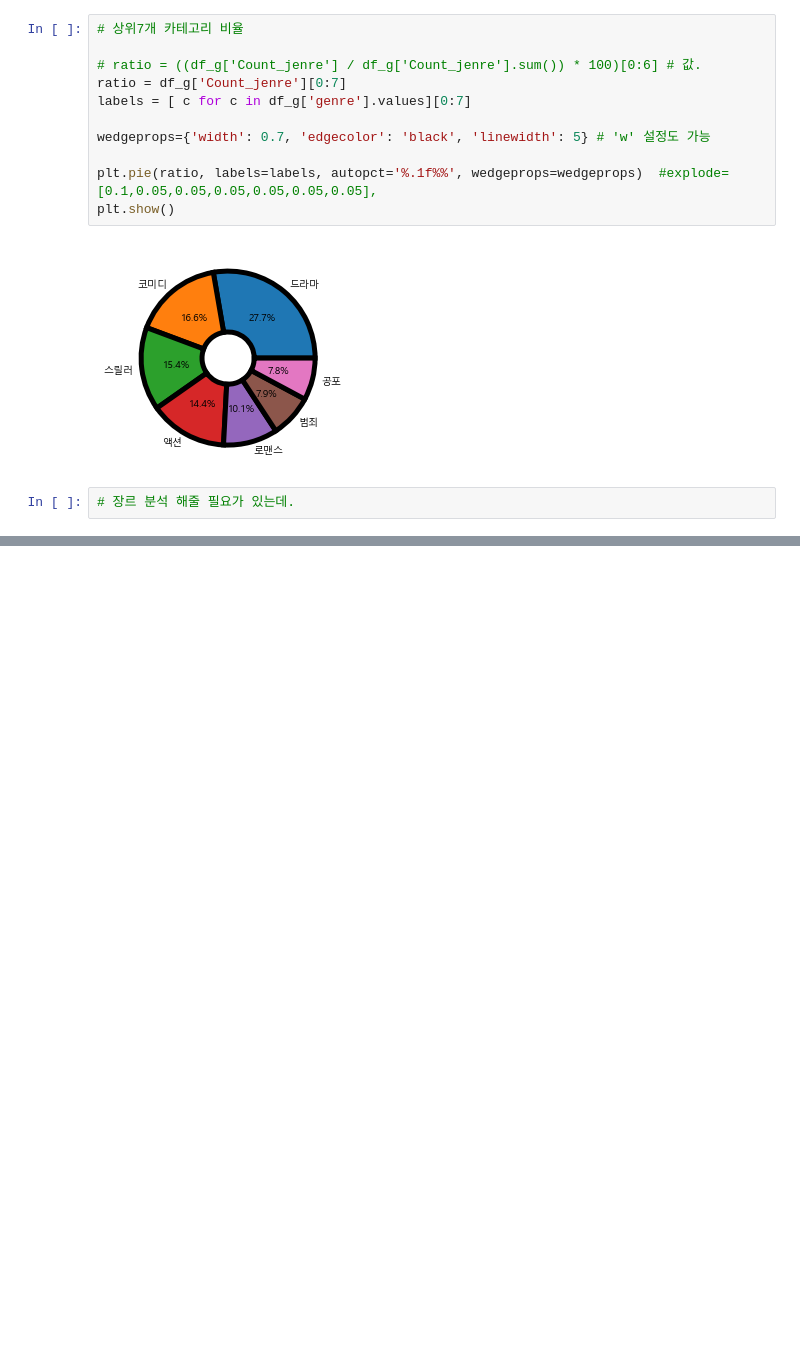
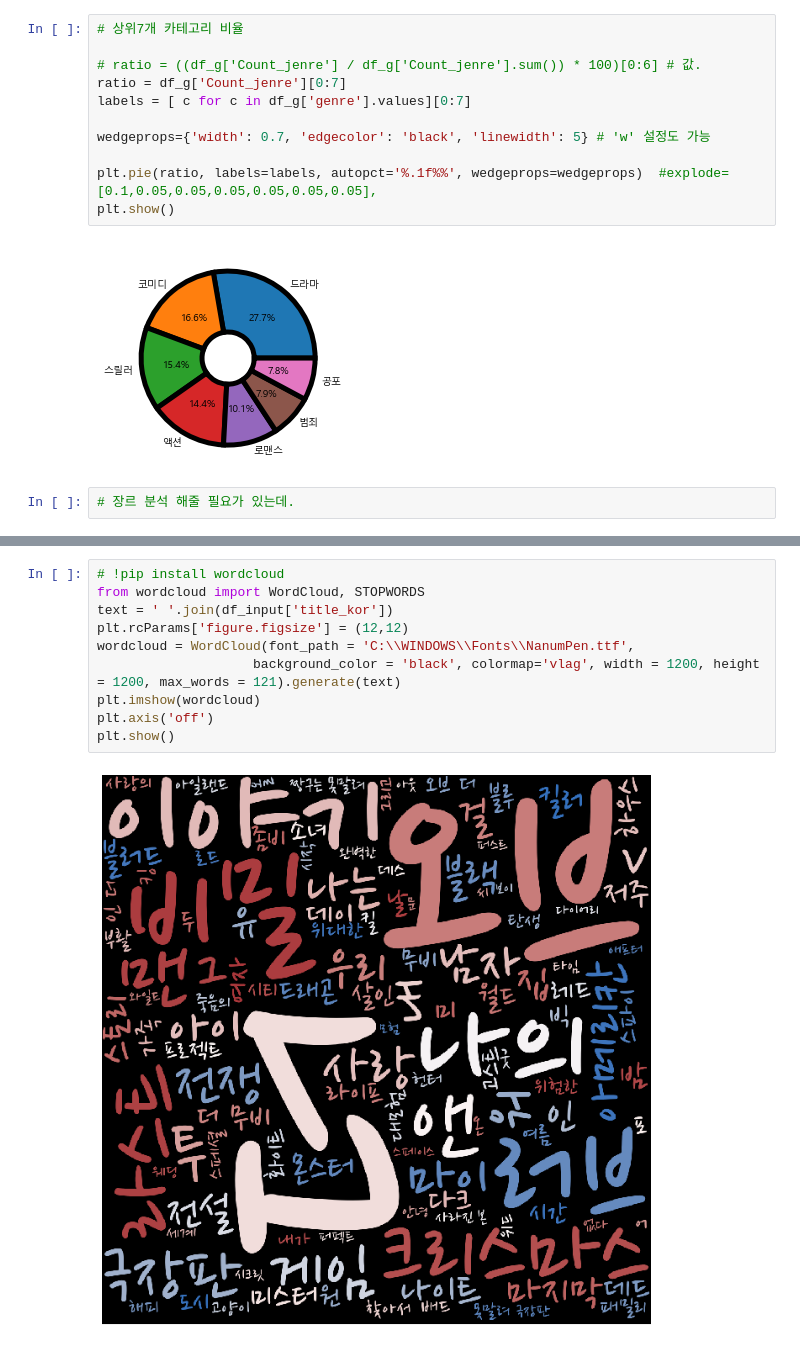
Before and after one commit to 0jipy/project_JI, a Jupyter notebook: 0.Model/02.M1_total.ipynb, the cells around one changed output, grey strips where cells are left out. Drawn from its saved outputs; the diff is of its cells as text; blank space fills up the shorter version.

```diff
--- a/0.Model/02.M1_total.ipynb
+++ b/0.Model/02.M1_total.ipynb
@@ -923,0 +947,12 @@ plt.show()
+# %%
+# !pip install wordcloud
+from wordcloud import WordCloud, STOPWORDS
+text = ' '.join(df_input['title_kor'])
+plt.rcParams['figure.figsize'] = (12,12)
+wordcloud = WordCloud(font_path = 'C:\\WINDOWS\\Fonts\\NanumPen.ttf',
+                    background_color = 'black', colormap='vlag', width = 1200, height = 1200, max_words = 121).generate(text)
+plt.imshow(wordcloud)
+plt.axis('off')
+plt.show()
+# %% [output]
+[figure, added]
```
Also changed, not shown: parts of 8 cells of this notebook.
